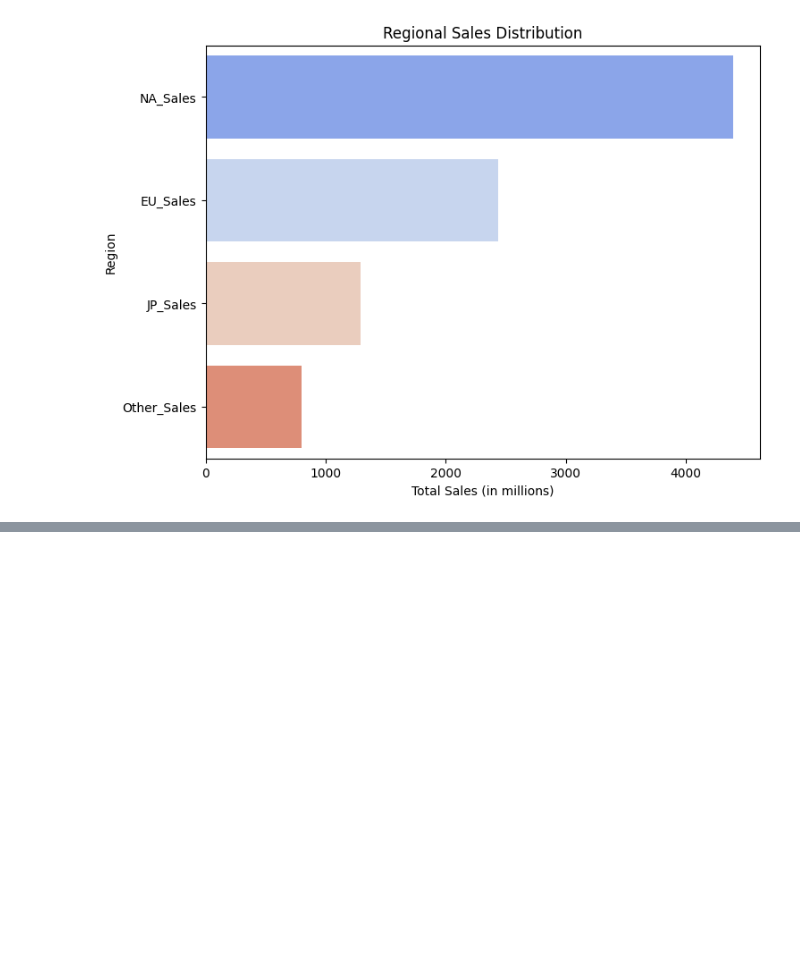
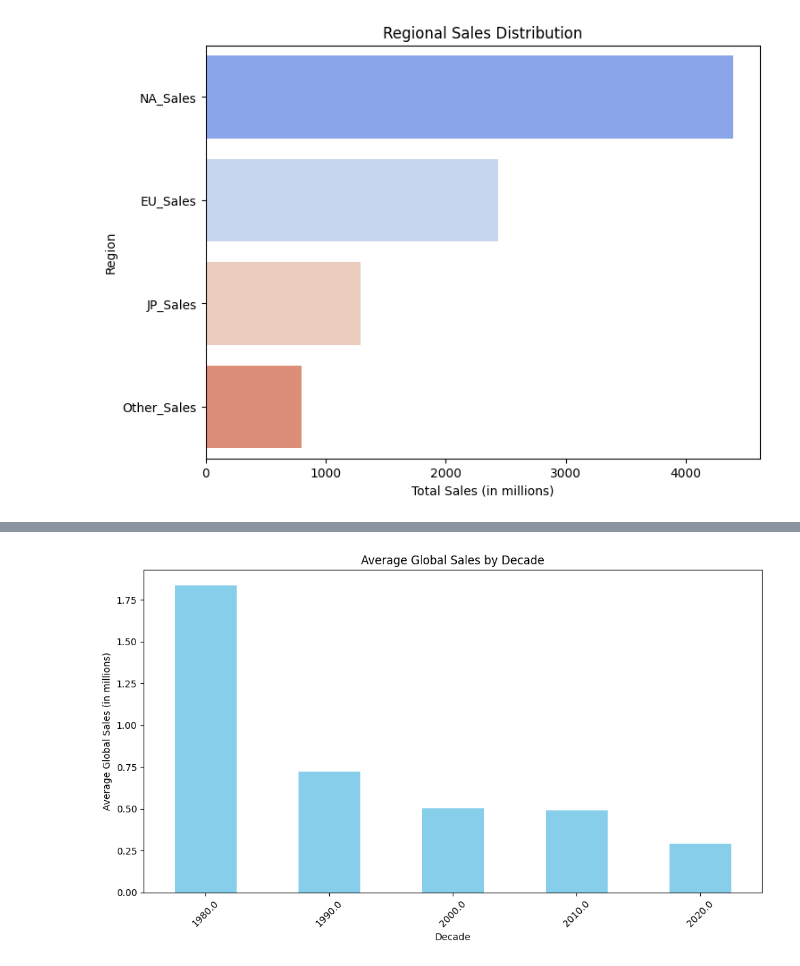
Before and after one commit to November2025/video-game-sales-analysis, a Jupyter notebook: gameanalysis.ipynb, the cells around one changed output, grey strips where cells are left out. Saved outputs shown, nothing was run; the diff lists cells and outputs as text; code cells hidden in the pictures; blank space fills up the shorter version.

Commit message:
added more visuals for dataset

```diff
--- a/gameanalysis.ipynb
+++ b/gameanalysis.ipynb
@@ -156,0 +163,6 @@ Passing `palette` without assigning `hue` is deprecated and will be removed in v
+# %%
+# keep only the colums i need for this analysis-drop others
+df = df[['Platform', 'Year', 'Global_Sales']]
+
+# show new data
+print(df.head())
@@ -156,0 +184,2 @@ Passing `palette` without assigning `hue` is deprecated and will be removed in v
+# %%
+df['Decade'] = (df['Year'] // 10) * 10
@@ -156,0 +212,17 @@ Passing `palette` without assigning `hue` is deprecated and will be removed in v
+# %%
+import matplotlib.pyplot as plt
+
+# Group by 'Decade' and calculate the mean of 'Global_Sales'
+avg_sales_by_decade = df.groupby('Decade')['Global_Sales'].mean()
+
+# Plotting the bar chart
+plt.figure(figsize=(10,6))
+avg_sales_by_decade.plot(kind='bar', color='skyblue')
+plt.title('Average Global Sales by Decade')
+plt.xlabel('Decade')
+plt.ylabel('Average Global Sales (in millions)')
+plt.xticks(rotation=45)
+plt.tight_layout()  # Adjust layout to fit everything
+plt.show()
+# %% [output]
+[figure, added]
```
Also changed, not shown: parts of 9 cells of this notebook.
